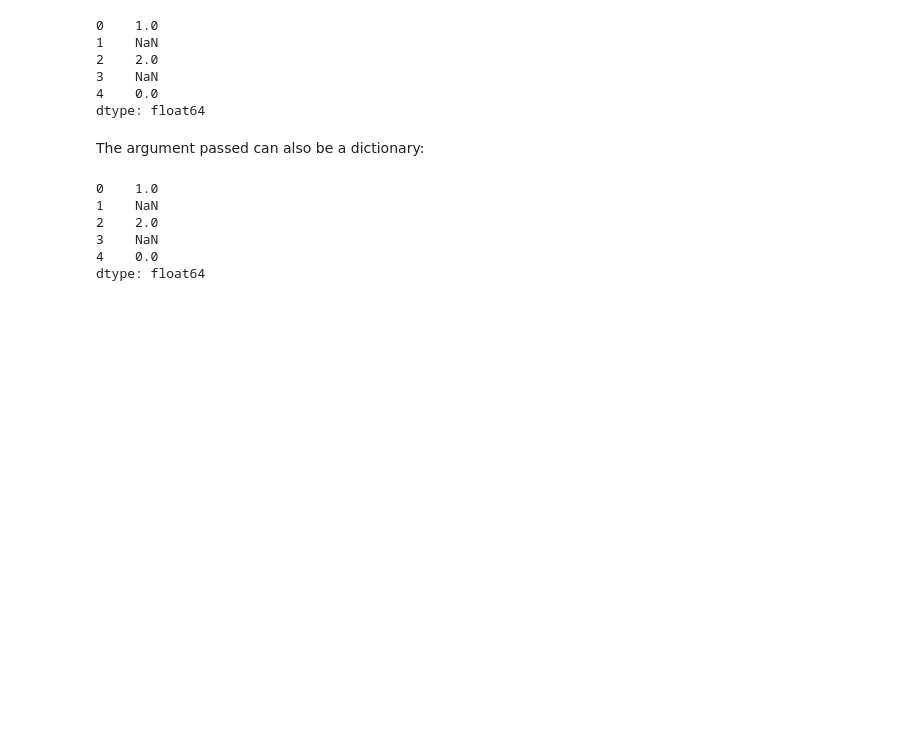
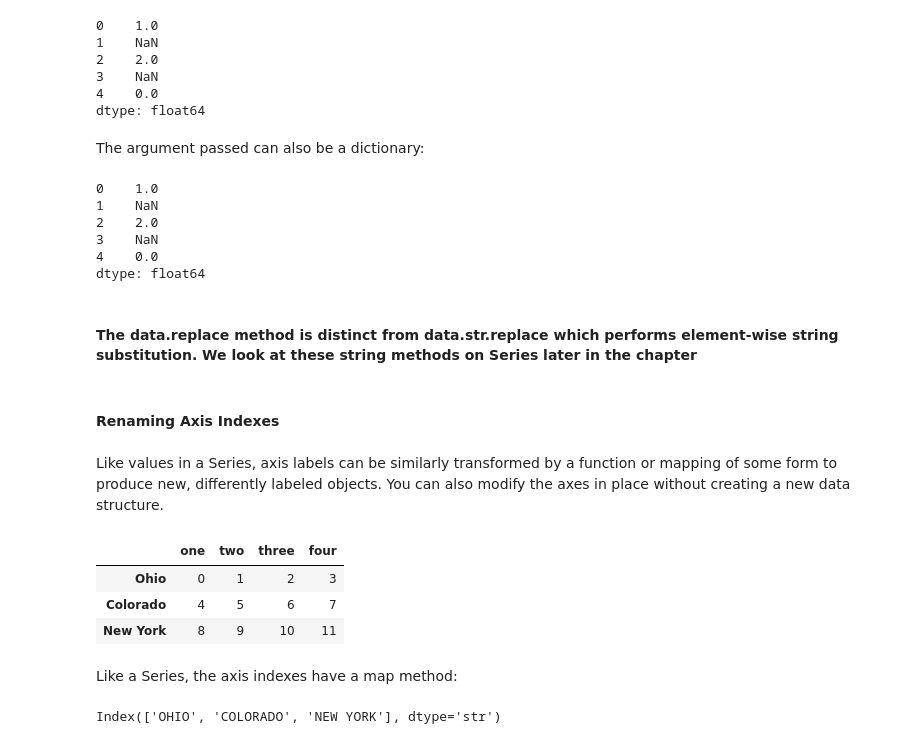
Before and after one commit to navneet-srivastava/python-data-analysis, a Jupyter notebook: data_cleaning.ipynb, the cells around one changed output. Cells and saved outputs as stored; diff of their text form; code cells hidden in the pictures; blank space fills up the shorter version.

```diff
--- a/data_cleaning.ipynb
+++ b/data_cleaning.ipynb
@@ -517,3 +517,30 @@ data.replace({-999: np.nan, -1000: 0})
 3    NaN
 4    0.0
 dtype: float64
+# %% [markdown]
+#### The data.replace method is distinct from data.str.replace which performs element-wise string substitution. We look at these string methods on Series later in the chapter
+# %% [markdown]
+#### Renaming Axis Indexes
+# %% [markdown]
+Like values in a Series, axis labels can be similarly transformed by a function or
+mapping of some form to produce new, differently labeled objects. You can also
+modify the axes in place without creating a new data structure.
+# %%
+data = pd.DataFrame(np.arange(12).reshape((3, 4)),
+index=['Ohio', 'Colorado', 'New York'],
+columns=['one', 'two', 'three', 'four'])
+data
+# %% [output]
+|  | one | two | three | four |
+| Ohio | 0 | 1 | 2 | 3 |
+| Colorado | 4 | 5 | 6 | 7 |
+| New York | 8 | 9 | 10 | 11 |
+# %% [markdown]
+Like a Series, the axis indexes have a map method:
+# %%
+def transform(x):
+    return x.upper()
+
+data.index.map(transform)
+# %% [output]
+Index(['OHIO', 'COLORADO', 'NEW YORK'], dtype='str')
```
Also changed, not shown: parts of 30 cells of this notebook.
